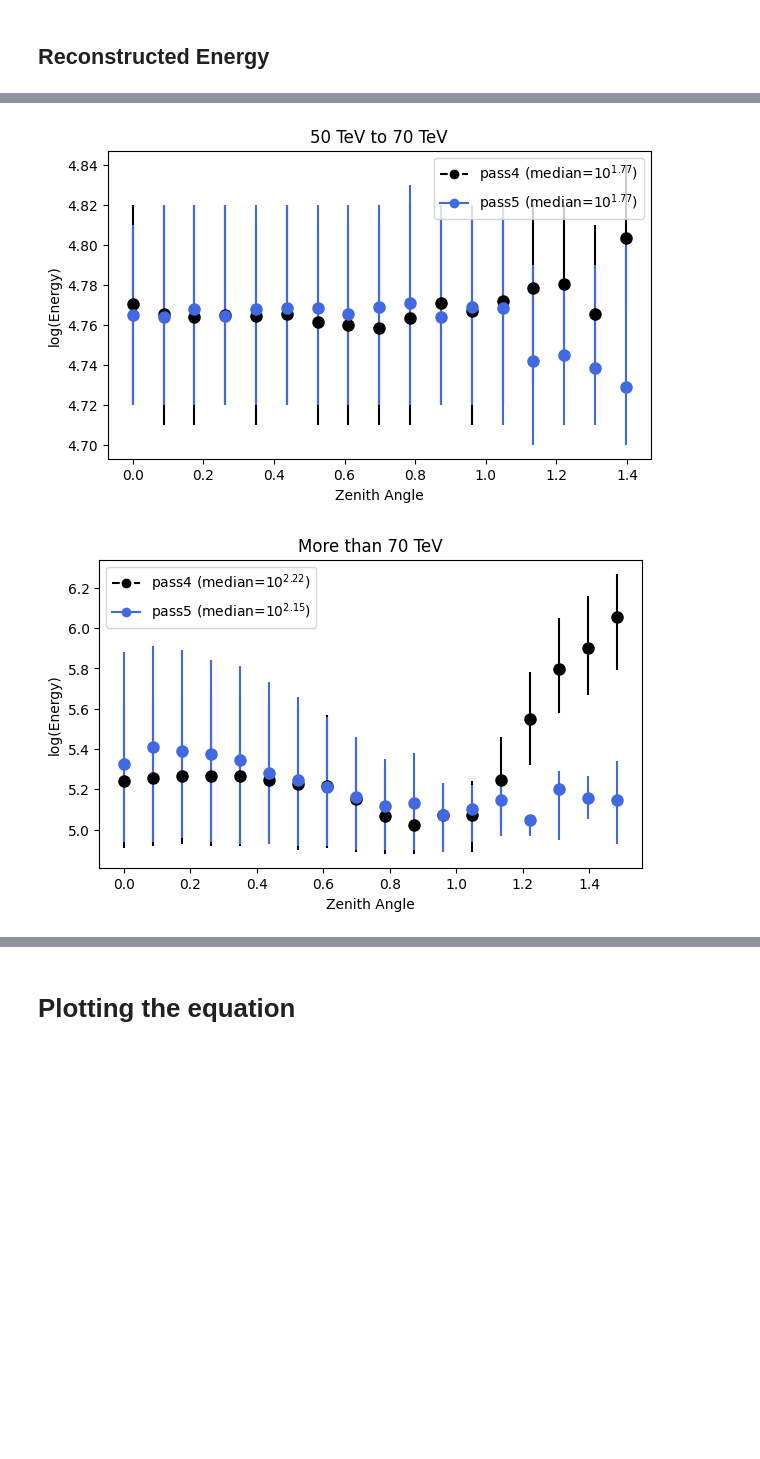
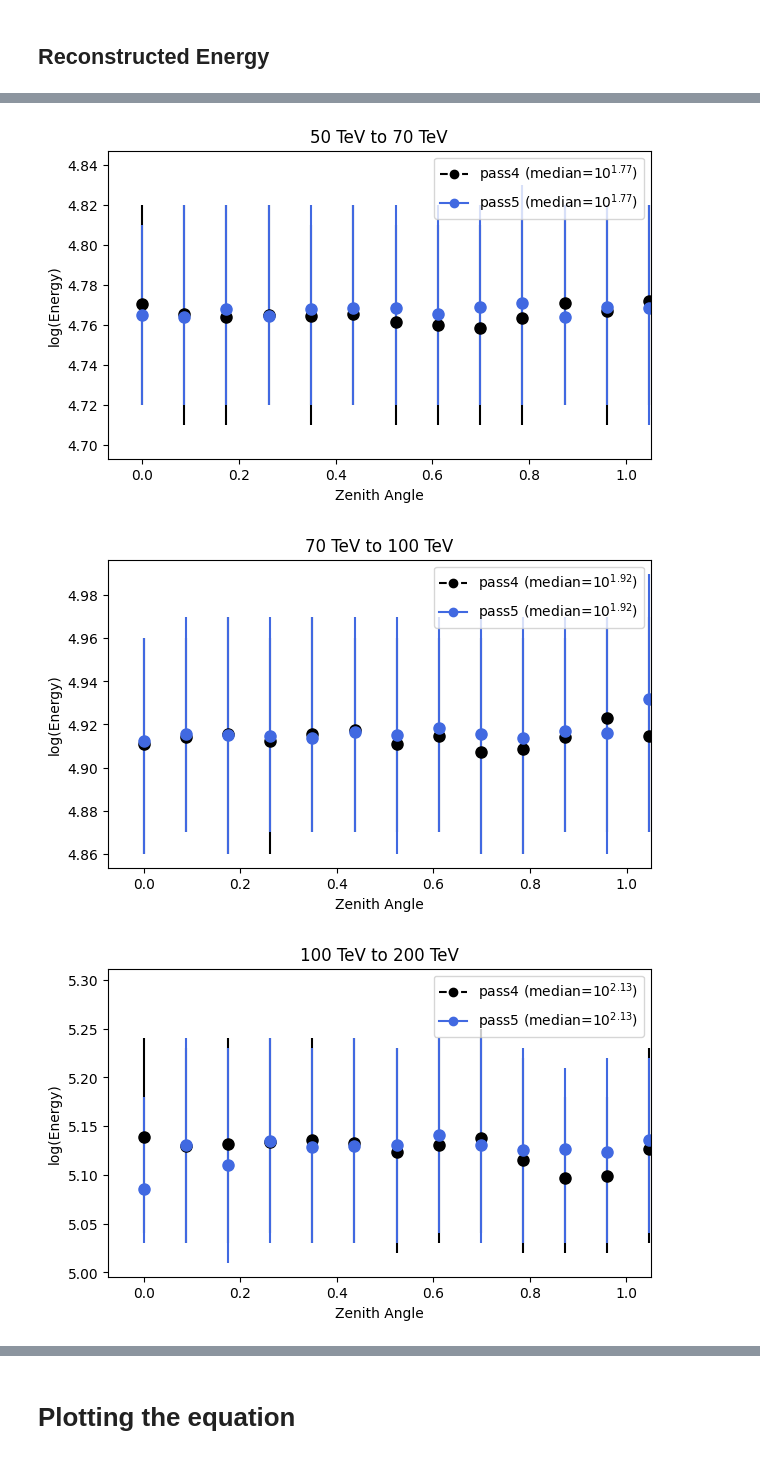
Before and after one commit to riyakore/WIPAC, a Jupyter notebook: Monte_Carlo_Data.ipynb, the cells around one changed output, grey strips where cells are left out. Cells and saved outputs as stored; diff of their text form; code cells hidden in the pictures; blank space fills up the shorter version.

```diff
--- a/Monte_Carlo_Data.ipynb
+++ b/Monte_Carlo_Data.ipynb
@@ -303,8 +343,10 @@ true_zenith_cut2_4 = zenith_angle_4[true_cut2_4]
 true_zenith_cut3_4 = zenith_angle_4[true_cut3_4]
 true_zenith_cut4_4 = zenith_angle_4[true_cut4_4]
 true_zenith_cut5_4 = zenith_angle_4[true_cut5_4]
+true_zenith_cut6_4 = zenith_angle_4[true_cut6_4]
+true_zenith_cut7_4 = zenith_angle_4[true_cut7_4]
 
-true_zenith_array_4 = [true_zenith_cut1_4, true_zenith_cut2_4, true_zenith_cut3_4, true_zenith_cut4_4, true_zenith_cut5_4]
+true_zenith_array_4 = [true_zenith_cut1_4, true_zenith_cut2_4, true_zenith_cut3_4, true_zenith_cut4_4, true_zenith_cut5_4, true_zenith_cut6_4,true_zenith_cut7_4 ]
 # %%
 # reconstructed zenith angle cuts pass 4
 
@@ -313,8 +355,10 @@ rec_zenith_cut2_4 = zenith_angle_4[rec_cut2_4]
 rec_zenith_cut3_4 = zenith_angle_4[rec_cut3_4]
 rec_zenith_cut4_4 = zenith_angle_4[rec_cut4_4]
 rec_zenith_cut5_4 = zenith_angle_4[rec_cut5_4]
+rec_zenith_cut6_4 = zenith_angle_4[rec_cut6_4]
+rec_zenith_cut7_4 = zenith_angle_4[rec_cut7_4]
 
-rec_zenith_array_4 = [rec_zenith_cut1_4, rec_zenith_cut2_4, rec_zenith_cut3_4, rec_zenith_cut4_4, rec_zenith_cut5_4]
+rec_zenith_array_4 = [rec_zenith_cut1_4, rec_zenith_cut2_4, rec_zenith_cut3_4, rec_zenith_cut4_4, rec_zenith_cut5_4, rec_zenith_cut6_4, rec_zenith_cut7_4]
 # %% [markdown]
 # Weighted Quantile function
 #### input:
@@ -384,9 +428,9 @@ true_energies = [true_energies_4, true_energies_5]
 true_weights_array = [true_weights_array_4, true_weights_array_5]
 true_zenith_array = [true_zenith_array_4, true_zenith_array_5]
 colors = ['black', 'royalblue']
-titles = ['1 TeV to 10 TeV', '10 TeV to 30 TeV', '30 TeV to 50 TeV', '50 TeV to 70 TeV', 'More than 70 TeV']
+titles = ['1 TeV to 10 TeV', '10 TeV to 30 TeV', '30 TeV to 50 TeV', '50 TeV to 70 TeV', '70 TeV to 100 TeV', '100 TeV to 200 TeV', '200 TeV to 300 TeV']
 # %%
-for i in range(5):  # Loop over the 5 cuts
+for i in range(7):  # Loop over the 5 cuts
     fig, ax = plt.subplots(figsize=(7, 4))
     medians = []
 
@@ -417,7 +461,7 @@ for i in range(5):  # Loop over the 5 cuts
     ax.set_xlabel('Zenith Angle')
     ax.set_ylabel('log(Energy)')
     ax.set_title(titles[i])
-    # ax.set_xlim(right = 1.05)  # 1.05 radians is 60 degrees
+    ax.set_xlim(right = 1.05)  # 1.05 radians is 60 degrees
 
     proxy_pass4 = plt.Line2D([0], [0], linestyle='--', marker='o', color=colors[0])
     proxy_pass5 = plt.Line2D([0], [0], linestyle='-', marker='o', color=colors[1])
@@ -441,7 +487,7 @@ rec_energies = [rec_energies_4, rec_energies_5]
 rec_weights_array = [rec_weights_array_4, rec_weights_array_5]
 rec_zenith_array = [rec_zenith_array_4, rec_zenith_array_5]
 # %%
-for i in range(5):  # Loop over the 5 cuts
+for i in range(7):  # Loop over the 5 cuts
     fig, ax = plt.subplots(figsize=(7, 4))
     medians = []
 
@@ -472,7 +518,7 @@ for i in range(5):  # Loop over the 5 cuts
     ax.set_xlabel('Zenith Angle')
     ax.set_ylabel('log(Energy)')
     ax.set_title(titles[i])
-    # ax.set_xlim(right = 1.05)  # 1.05 radians is 60 degrees
+    ax.set_xlim(right = 1.05)  # 1.05 radians is 60 degrees
 
     proxy_pass4 = plt.Line2D([0], [0], linestyle='--', marker='o', color=colors[0])
     proxy_pass5 = plt.Line2D([0], [0], linestyle='-', marker='o', color=colors[1])
@@ -490,2 +536,3 @@ for i in range(5):  # Loop over the 5 cuts
-[figure, old version]
+[figure, new version]
-[figure, old version]
+[figure, new version]
+[figure, added]
```
Also changed, not shown: parts of 21 cells of this notebook.
